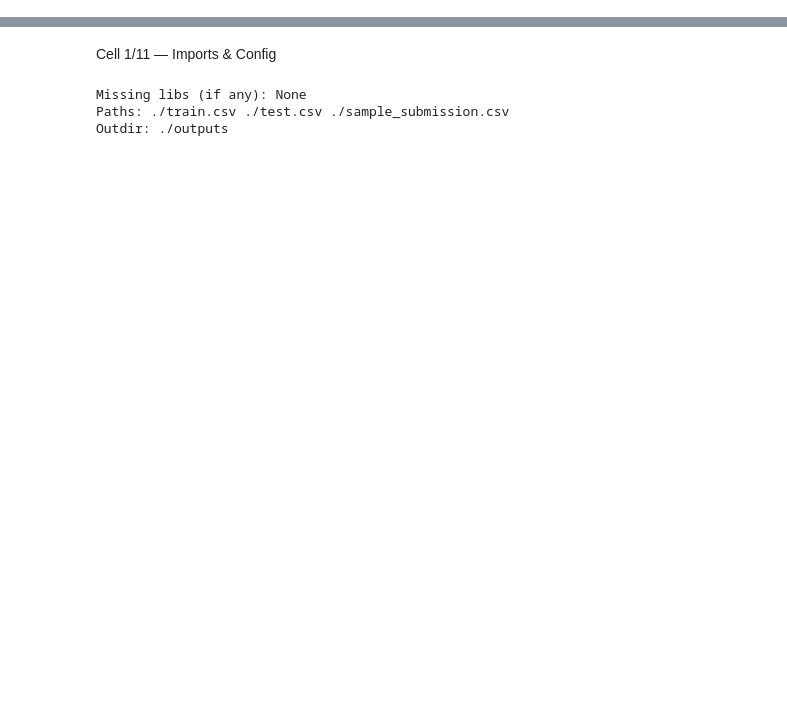
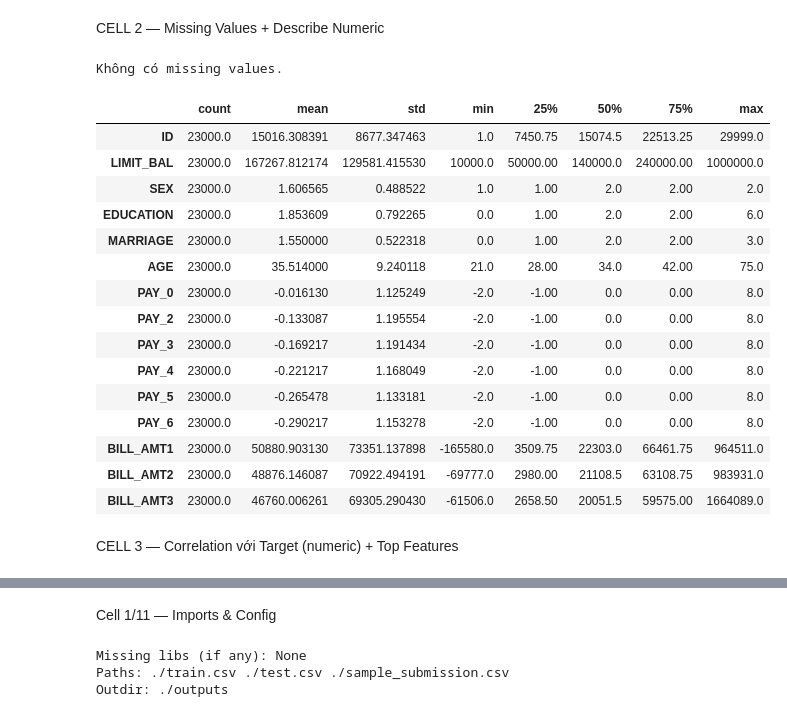
Before and after one commit to thanhdangtran/credit-default-prediction-challenge-jcds-0612, a Jupyter notebook: JCDS0612_Stacking_Upgrade_20250826_030403 (1).ipynb, the cells around one changed output, grey strips where cells are left out. Saved outputs shown, nothing was run; the diff lists cells and outputs as text; code cells hidden in the pictures; blank space fills up the shorter version.

```diff
--- a/JCDS0612_Stacking_Upgrade_20250826_030403 (1).ipynb
+++ b/JCDS0612_Stacking_Upgrade_20250826_030403 (1).ipynb
@@ -0,0 +86,41 @@
+# %% [markdown]
+CELL 2 — Missing Values + Describe Numeric
+# %%
+# ===================== EDA CELL 2: Missing & Describe =====================
+# Missing values
+EDA_miss = EDA_train.isna().sum().sort_values(ascending=False)
+EDA_miss = EDA_miss[EDA_miss > 0]
+if len(EDA_miss):
+    print("Missing (top 20):")
+    display(EDA_miss.head(20).to_frame("n_missing").assign(
+        pct=lambda df: (df["n_missing"]/len(EDA_train)).round(4)
+    ))
+else:
+    print("Không có missing values.")
+
+# Describe numeric
+if len(EDA_num_cols):
+    EDA_desc = EDA_train[EDA_num_cols].describe().T
+    display(EDA_desc.head(15))
+else:
+    print("Không có cột numeric?")
+# %% [output]
+Không có missing values.
+|  | count | mean | std | min | 25% | 50% | 75% | max |
+| ID | 23000.0 | 15016.308391 | 8677.347463 | 1.0 | 7450.75 | 15074.5 | 22513.25 | 29999.0 |
+| LIMIT_BAL | 23000.0 | 167267.812174 | 129581.415530 | 10000.0 | 50000.00 | 140000.0 | 240000.00 | 1000000.0 |
+| SEX | 23000.0 | 1.606565 | 0.488522 | 1.0 | 1.00 | 2.0 | 2.00 | 2.0 |
+| EDUCATION | 23000.0 | 1.853609 | 0.792265 | 0.0 | 1.00 | 2.0 | 2.00 | 6.0 |
+| MARRIAGE | 23000.0 | 1.550000 | 0.522318 | 0.0 | 1.00 | 2.0 | 2.00 | 3.0 |
+| AGE | 23000.0 | 35.514000 | 9.240118 | 21.0 | 28.00 | 34.0 | 42.00 | 75.0 |
+| PAY_0 | 23000.0 | -0.016130 | 1.125249 | -2.0 | -1.00 | 0.0 | 0.00 | 8.0 |
+| PAY_2 | 23000.0 | -0.133087 | 1.195554 | -2.0 | -1.00 | 0.0 | 0.00 | 8.0 |
+| PAY_3 | 23000.0 | -0.169217 | 1.191434 | -2.0 | -1.00 | 0.0 | 0.00 | 8.0 |
+| PAY_4 | 23000.0 | -0.221217 | 1.168049 | -2.0 | -1.00 | 0.0 | 0.00 | 8.0 |
+| PAY_5 | 23000.0 | -0.265478 | 1.133181 | -2.0 | -1.00 | 0.0 | 0.00 | 8.0 |
+| PAY_6 | 23000.0 | -0.290217 | 1.153278 | -2.0 | -1.00 | 0.0 | 0.00 | 8.0 |
+| BILL_AMT1 | 23000.0 | 50880.903130 | 73351.137898 | -165580.0 | 3509.75 | 22303.0 | 66461.75 | 964511.0 |
+| BILL_AMT2 | 23000.0 | 48876.146087 | 70922.494191 | -69777.0 | 2980.00 | 21108.5 | 63108.75 | 983931.0 |
+| BILL_AMT3 | 23000.0 | 46760.006261 | 69305.290430 | -61506.0 | 2658.50 | 20051.5 | 59575.00 | 1664089.0 |
+# %% [markdown]
+CELL 3 — Correlation với Target (numeric) + Top Features
```
Also changed, not shown: parts of 31 cells of this notebook, 4 other files.
